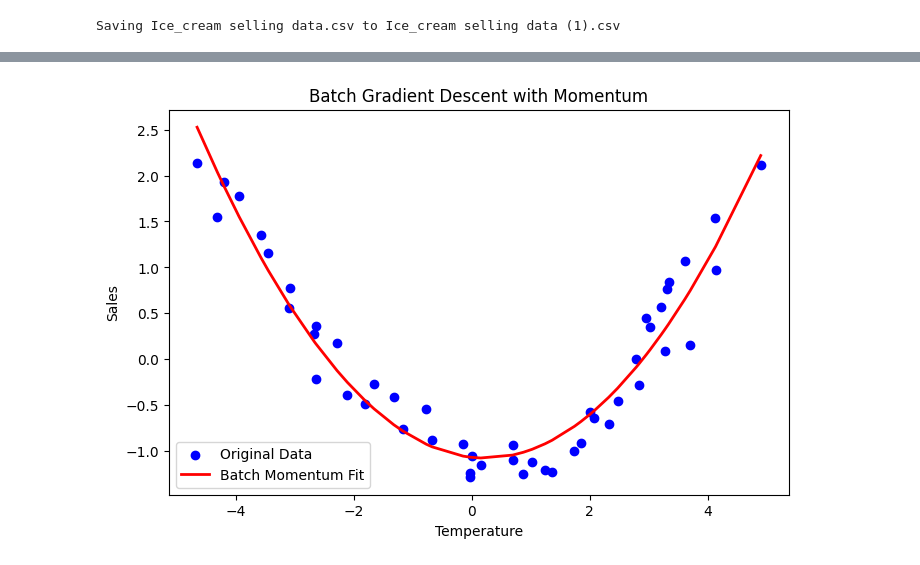
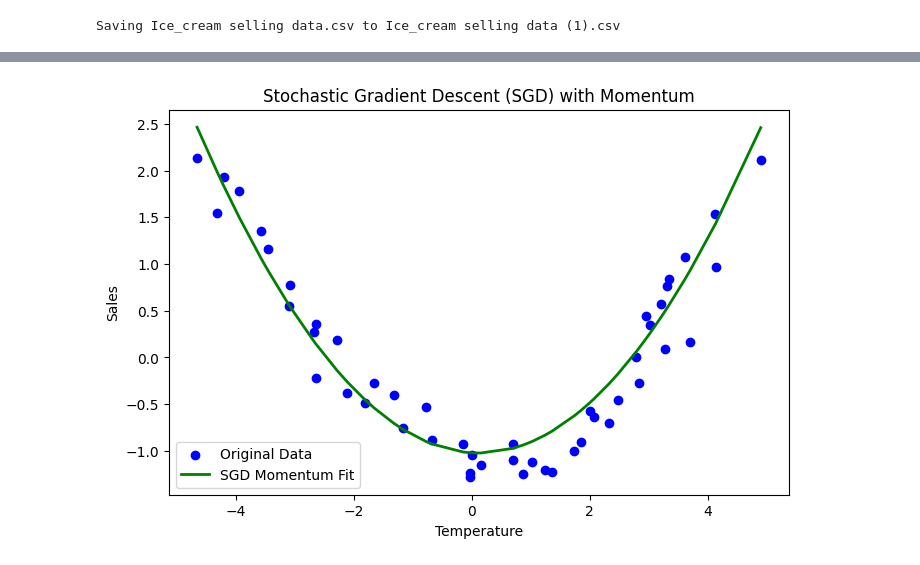
Before and after one commit to OmarAli-AI/first-ASS, a Jupyter notebook: Untitled3.ipynb, the cells around one changed output, grey strips where cells are left out. Drawn from its saved outputs; the diff is of its cells as text; code cells hidden in the pictures.

```diff
--- a/Untitled3.ipynb
+++ b/Untitled3.ipynb
@@ -14,10 +16,12 @@ data = pd.read_csv('Ice_cream selling data.csv')
 X_input = data[['Temperature (°C)']].values
 y_target = data['Ice Cream Sales (units)'].values
 
+
 poly_feat = PolynomialFeatures(degree=2, include_bias=False)
 X_poly = poly_feat.fit_transform(X_input)
 
-#---------------------------------------
+
+
 X_mean = np.mean(X_poly, axis=0)
 X_std = np.std(X_poly, axis=0)
 X_poly = (X_poly - X_mean) / X_std
@@ -26,42 +30,47 @@ y_mean = np.mean(y_target)
 y_std = np.std(y_target)
 y_scaled = (y_target - y_mean) / y_std
 
+
 np.random.seed(42)
 weights = np.zeros(X_poly.shape[1])
 bias = 0.0
 
-learning_rate = 0.05
+learning_rate = 0.01
 momentum_rate = 0.9
-n_epochs = 1000
+n_epochs = 50
 m_samples = len(y_scaled)
 
 v_weights = np.zeros_like(weights)
 v_bias = 0.0
 
-loss_history = []
-
 for epoch in range(n_epochs):
 
-    y_predicted = np.dot(X_poly, weights) + bias
-    err = y_predicted - y_scaled
 
-    current_loss = (1 / (2 * m_samples)) * np.sum(err ** 2)
-    loss_history.append(current_loss)
+    shuffled_idx = np.random.permutation(m_samples)
+    X_shuffled = X_poly[shuffled_idx]
+    y_shuffled = y_scaled[shuffled_idx]
 
 
-    grad_w = (1 / m_samples) * np.dot(X_poly.T, err)
-    grad_b = (1 / m_samples) * np.sum(err)
+
+    for i in range(m_samples):
+        xi = X_shuffled[i:i+1]
+        yi = y_shuffled[i:i+1]
+
+        y_predicted = np.dot(xi, weights) + bias
+        err = y_predicted - yi
+
+        grad_w = xi.T * err
+        grad_b = err[0]
 
 
-    v_weights = momentum_rate * v_weights + learning_rate * grad_w
-    v_bias = momentum_rate * v_bias + learning_rate * grad_b
+        v_weights = momentum_rate * v_weights + learning_rate * grad_w.flatten()
+        v_bias = momentum_rate * v_bias + learning_rate * grad_b
 
 
-    weights = weights - v_weights
-    bias = bias - v_bias
+        weights = weights - v_weights
+        bias = bias - v_bias
 
-print(f"Final Loss: {loss_history[-1]:.5f}")
-
+print("SGD Training finished successfully ")
 
 
 
@@ -69,10 +78,10 @@ plt.figure(figsize=(8, 5))
 plt.scatter(X_input, y_scaled, color='blue', label='Original Data')
 y_final_pred = np.dot(X_poly, weights) + bias
 sorted_indices = np.argsort(X_input.flatten())
-plt.plot(X_input[sorted_indices], y_final_pred[sorted_indices], color='red', linewidth=2, label='Batch Momentum Fit')
+plt.plot(X_input[sorted_indices], y_final_pred[sorted_indices], color='green', linewidth=2, label='SGD Momentum Fit')
 plt.xlabel('Temperature')
 plt.ylabel('Sales')
-plt.title('Batch Gradient Descent with Momentum')
+plt.title('Stochastic Gradient Descent (SGD) with Momentum')
 plt.legend()
 plt.show()
 # %% [output]
@@ -80 +89 @@ Final Loss: 0.03394
-[figure, old version]
+[figure, new version]
```
Also changed, not shown: parts of 2 cells of this notebook.
